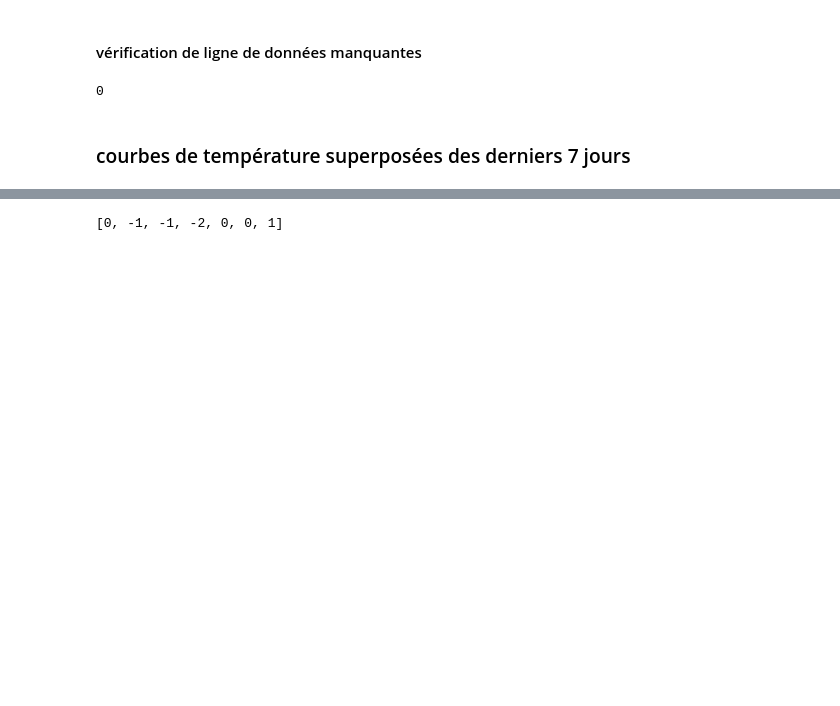
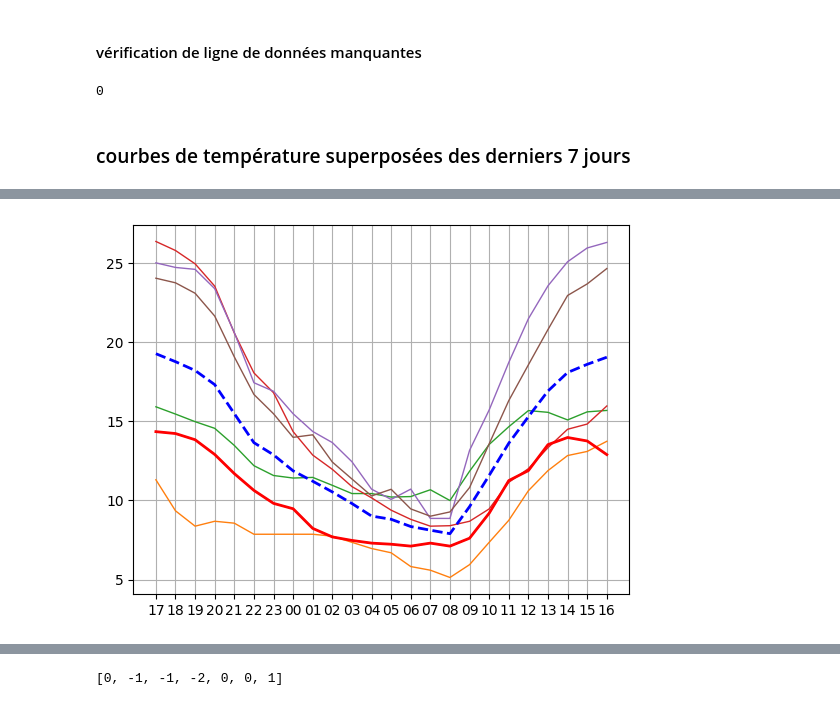
Before and after one commit to jdavid54/jupyter_notebooks2, a Jupyter notebook: plot_temp_hour.ipynb, the cells around one changed output, grey strips where cells are left out. Cells and saved outputs as stored; diff of their text form; code cells hidden in the pictures; blank space fills up the shorter version.

```diff
--- a/plot_temp_hour.ipynb
+++ b/plot_temp_hour.ipynb
@@ -760 +803,12 @@ assert data.tail(1)["dates"].values[0].split(':')[0] == today_str.split(':')[0]
+# %%
+for t in range(jours,0,-1):
+    #if t==1: lw=4
+    if t==1:
+        plt.plot(data.tail(24*t).heures.head(24),data.tail(24*t).temp.head(24),lw=lw+1,label=-t,c='red')
+        plt.plot(range(24),mean_array[0],lw=lw+1,label='mean',c='blue',ls='--')
+    else:
+        plt.plot(range(24),data_24_list[t-1][0],lw=lw,label=-t)
+plt.grid()
+# %% [output]
+[figure, added]
 # %%
```
Also changed, not shown: parts of 81 cells of this notebook, 10 other files.
